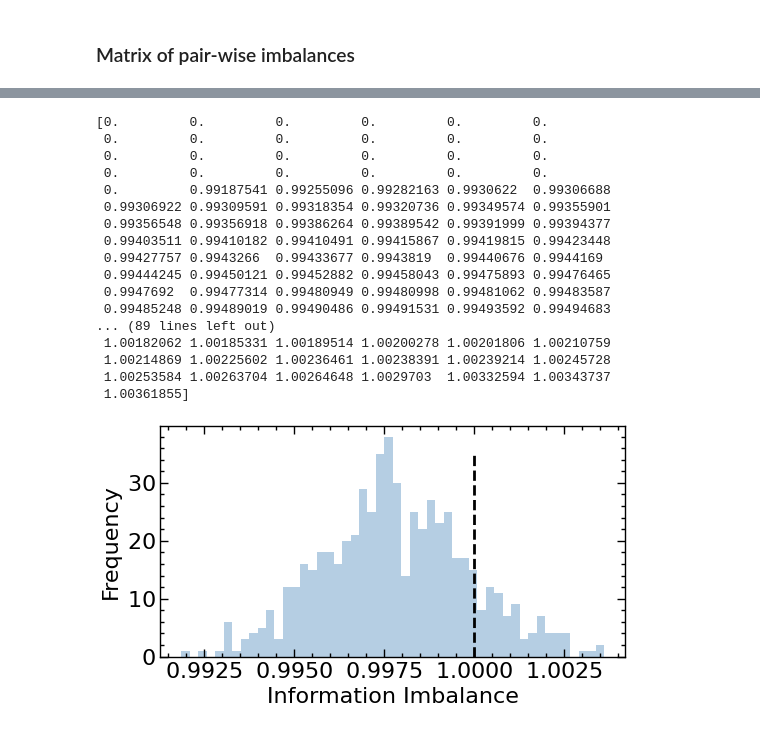
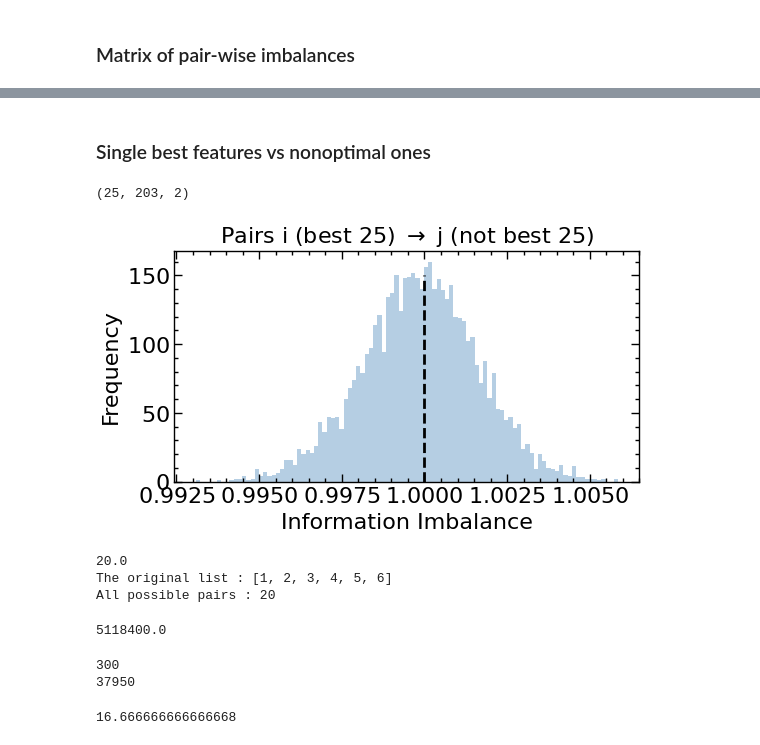
Before and after one commit to vdeltatto/imbalance-gain-causality, a Jupyter notebook: Genes/predict_genes/plots.ipynb, the cells around one changed output, grey strips where cells are left out. Cells and saved outputs as stored; diff of their text form; code cells hidden in the pictures.

```diff
--- a/Genes/predict_genes/plots.ipynb
+++ b/Genes/predict_genes/plots.ipynb
@@ -104,29 +160,61 @@ print(np.array(features).shape,np.array(matrix_imb).shape)
+# %% [markdown]
+### Single best features vs nonoptimal ones
+# %%
+imbalances = np.zeros((25,203,2))
+for i_feat, feature_ref in enumerate(range(25)):
+    opt_features, imbalances[i_feat] = pickle.load(open(f"./pickles/imbalances_selected{feature_ref}_vs_nonselected_k30.p","rb"))
+print(imbalances.shape)
+# %% [output]
+(25, 203, 2)
 # %%
-sorted_imbs = np.sort(np.array(matrix_imb).flatten())
-print(sorted_imbs)
-
 plt.figure(figsize=(6,3))
-plt.hist(sorted_imbs[25:],bins=50,alpha=0.3)
-plt.vlines(1,0,35,linestyle="--",color="black")
+plt.hist(imbalances[:,:,0].flatten(),bins=100,alpha=0.3)
+plt.vlines(1,0,150,linestyle="--",color="black")
 plt.xlabel("Information Imbalance")
 plt.ylabel("Frequency")
+plt.title("Pairs i (best 25) $\\rightarrow$ j (not best 25)")
 plt.show()
 # %% [output]
-[0.         0.         0.         0.         0.         0.
- 0.         0.         0.         0.         0.         0.
- 0.         0.         0.         0.         0.         0.
- 0.         0.         0.         0.         0.         0.
- 0.         0.99187541 0.99255096 0.99282163 0.9930622  0.99306688
- 0.99306922 0.99309591 0.99318354 0.99320736 0.99349574 0.99355901
- 0.99356548 0.99356918 0.99386264 0.99389542 0.99391999 0.99394377
- 0.99403511 0.99410182 0.99410491 0.99415867 0.99419815 0.99423448
- 0.99427757 0.9943266  0.99433677 0.9943819  0.99440676 0.9944169
- 0.99444245 0.99450121 0.99452882 0.99458043 0.99475893 0.99476465
- 0.9947692  0.99477314 0.99480949 0.99480998 0.99481062 0.99483587
- 0.99485248 0.99489019 0.99490486 0.99491531 0.99493592 0.99494683
-... (89 lines left out)
- 1.00182062 1.00185331 1.00189514 1.00200278 1.00201806 1.00210759
- 1.00214869 1.00225602 1.00236461 1.00238391 1.00239214 1.00245728
- 1.00253584 1.00263704 1.00264648 1.0029703  1.00332594 1.00343737
- 1.00361855]
-[figure, old version]
+[figure, new version]
+# %%
+test_list = [1,2,3,4,5,6]
+print(6*5*4/(3*2))
+
+from itertools import combinations
+
+# printing original list
+print("The original list : " + str(test_list))
+
+# All possible pairs in List
+# Using combinations()
+res = list(combinations(test_list, 3))
+
+# printing result
+print("All possible pairs : " + str(len(res)))
+# %% [output]
+20.0
+The original list : [1, 2, 3, 4, 5, 6]
+All possible pairs : 20
+# %%
+3200 * 3199 / 2
+# %% [output]
+5118400.0
+# %%
+feats_25 = np.arange(25)
+all_3plets = list(combinations(feats_25, 2))
+print(len(all_3plets))
+
+count = 0
+for i in np.arange(300):
+    for j in np.arange(i+1,300):
+        intersection = set(all_3plets[i]).intersection(all_3plets[j])
+        if len(intersection) == 0:
+            count += 1
+print(count)
+# %% [output]
+300
+37950
+# %%
+100 / 6
+# %% [output]
+16.666666666666668
```
Also changed, not shown: parts of 10 cells of this notebook, 39 other files.
